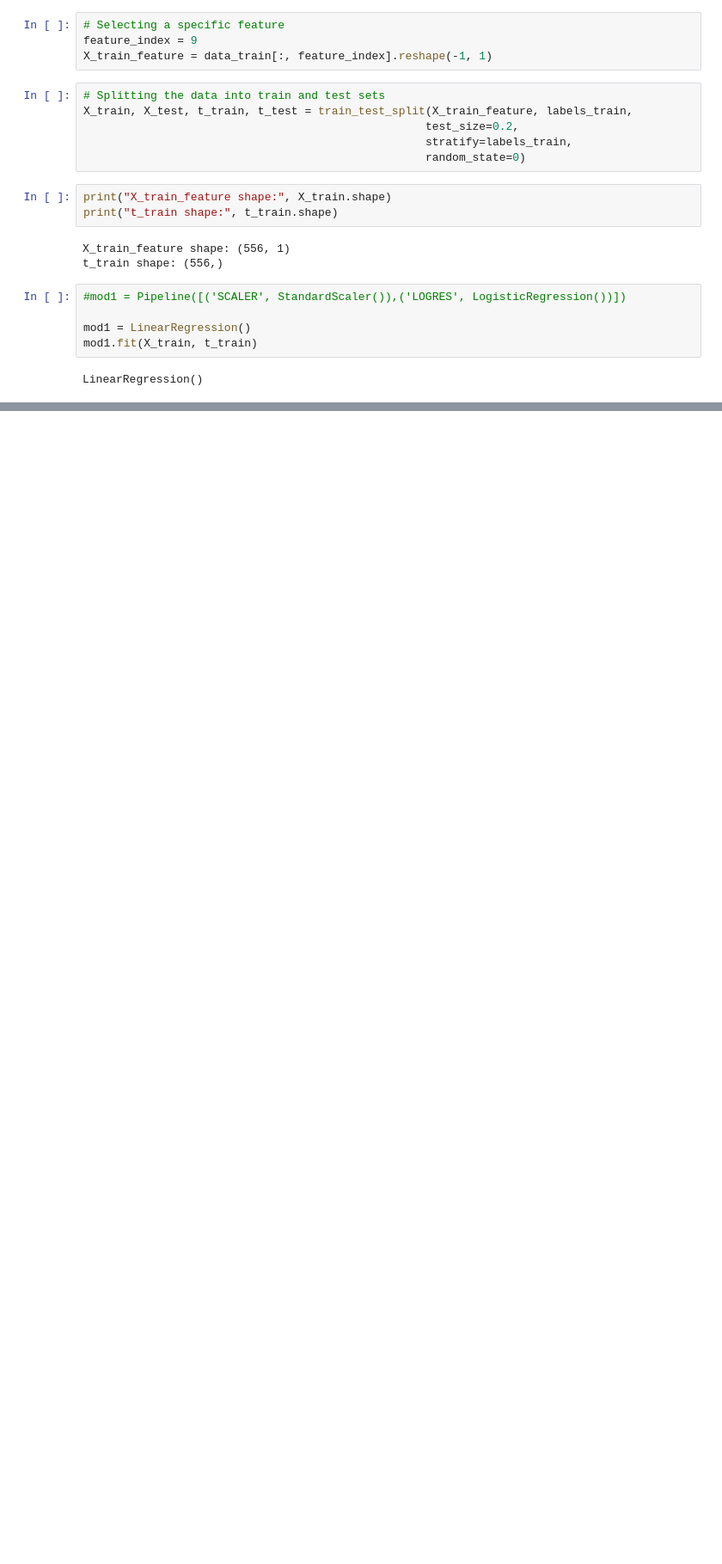
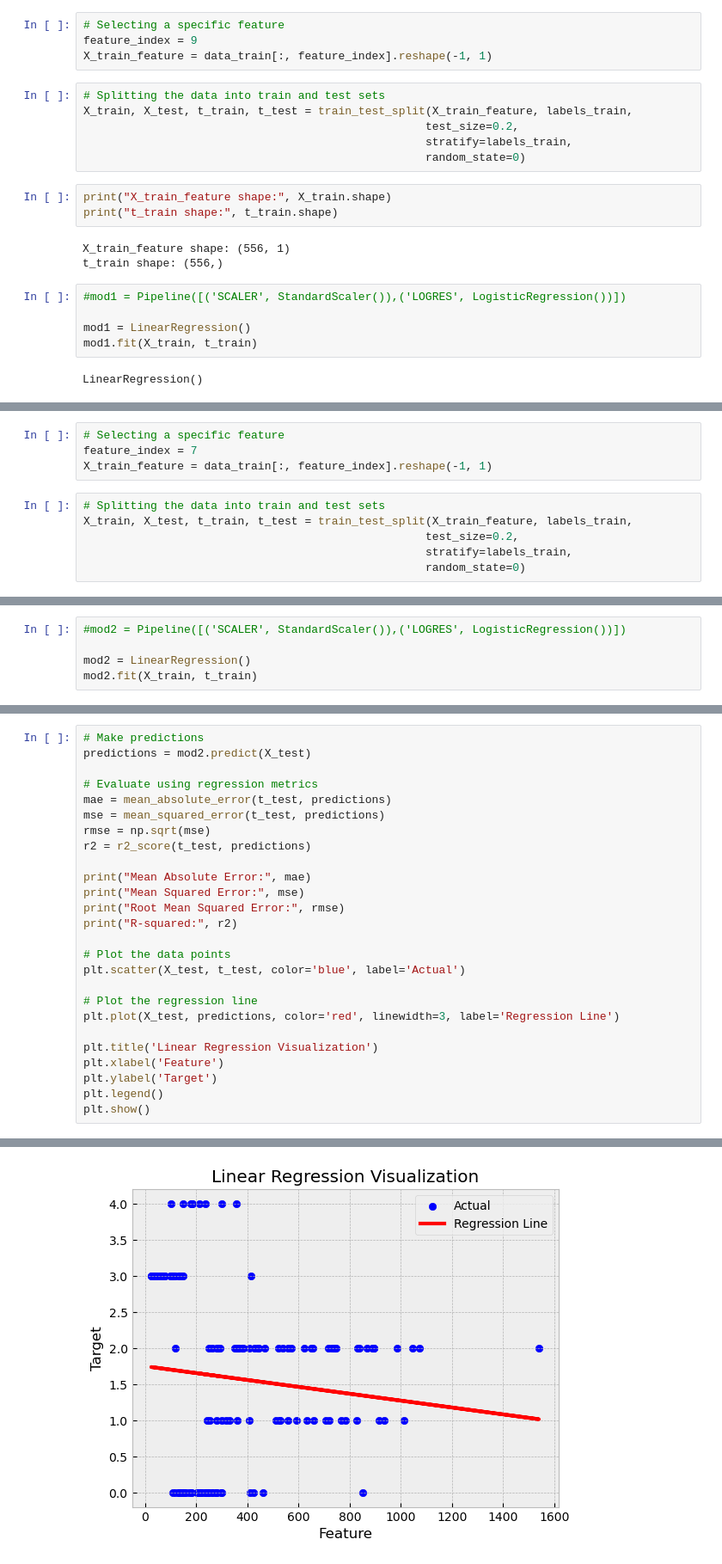
Before and after one commit to eduluca/PlethMachineLearning, a Jupyter notebook: pleth_linear_regression_analysis.ipynb, the cells around one changed output, grey strips where cells are left out. Shown at 86% size. Drawn from its saved outputs; the diff is of its cells as text; blank space fills up the shorter version.

```diff
--- a/pleth_linear_regression_analysis.ipynb
+++ b/pleth_linear_regression_analysis.ipynb
@@ -87,0 +105,10 @@ plt.show()
+# %%
+# Selecting a specific feature
+feature_index = 7
+X_train_feature = data_train[:, feature_index].reshape(-1, 1)
+# %%
+# Splitting the data into train and test sets
+X_train, X_test, t_train, t_test = train_test_split(X_train_feature, labels_train,
+                                                   test_size=0.2,
+                                                   stratify=labels_train,
+                                                   random_state=0)
@@ -87,0 +121,5 @@ plt.show()
+# %%
+#mod2 = Pipeline([('SCALER', StandardScaler()),('LOGRES', LogisticRegression())])
+
+mod2 = LinearRegression()
+mod2.fit(X_train, t_train)
@@ -87,0 +128,27 @@ plt.show()
+# %%
+# Make predictions
+predictions = mod2.predict(X_test)
+
+# Evaluate using regression metrics
+mae = mean_absolute_error(t_test, predictions)
+mse = mean_squared_error(t_test, predictions)
+rmse = np.sqrt(mse)
+r2 = r2_score(t_test, predictions)
+
+print("Mean Absolute Error:", mae)
+print("Mean Squared Error:", mse)
+print("Root Mean Squared Error:", rmse)
+print("R-squared:", r2)
+
+# Plot the data points
+plt.scatter(X_test, t_test, color='blue', label='Actual')
+
+# Plot the regression line
+plt.plot(X_test, predictions, color='red', linewidth=3, label='Regression Line')
+
+plt.title('Linear Regression Visualization')
+plt.xlabel('Feature')
+plt.ylabel('Target')
+plt.legend()
+plt.show()
+# %% [output]
@@ -87,0 +159 @@ plt.show()
+[figure, added]
```
Also changed, not shown: parts of 25 cells of this notebook.
